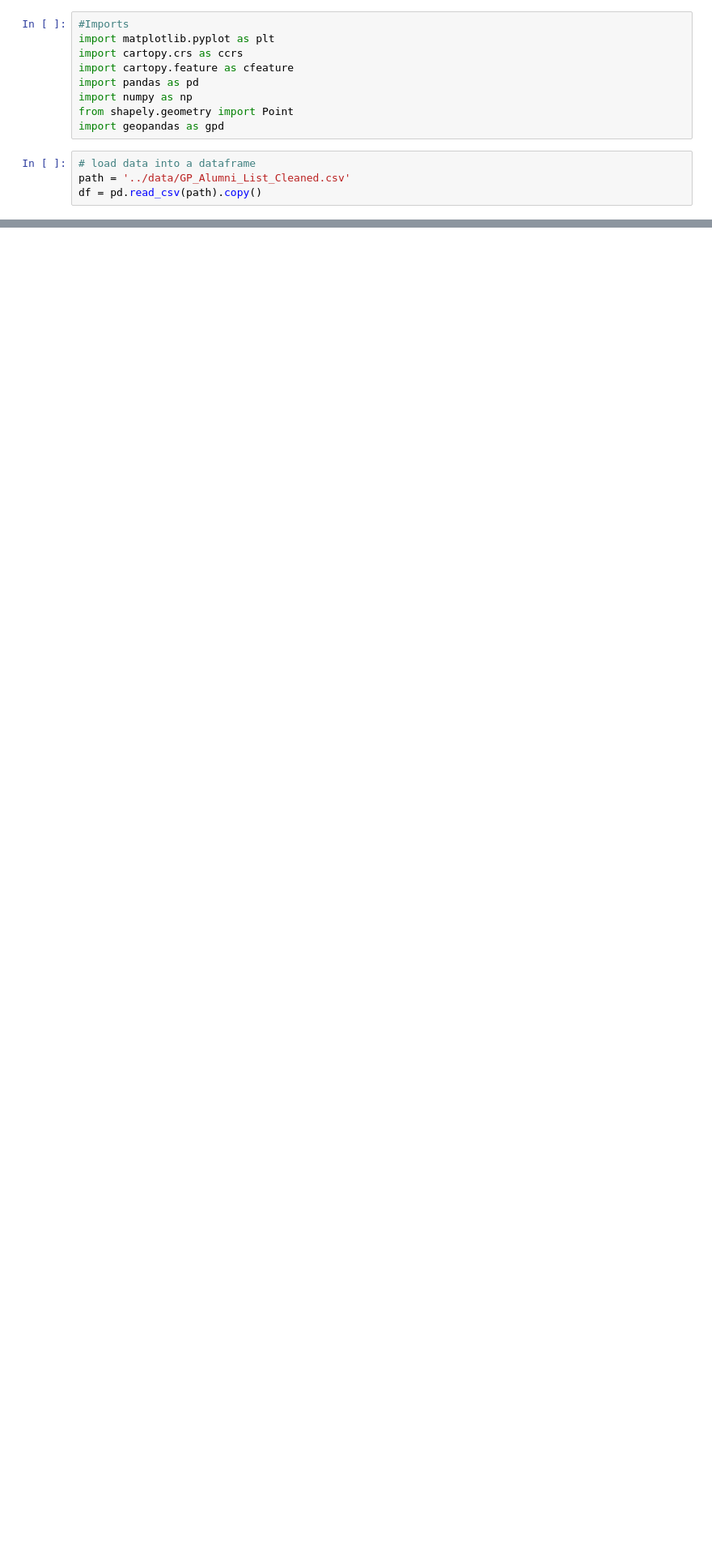
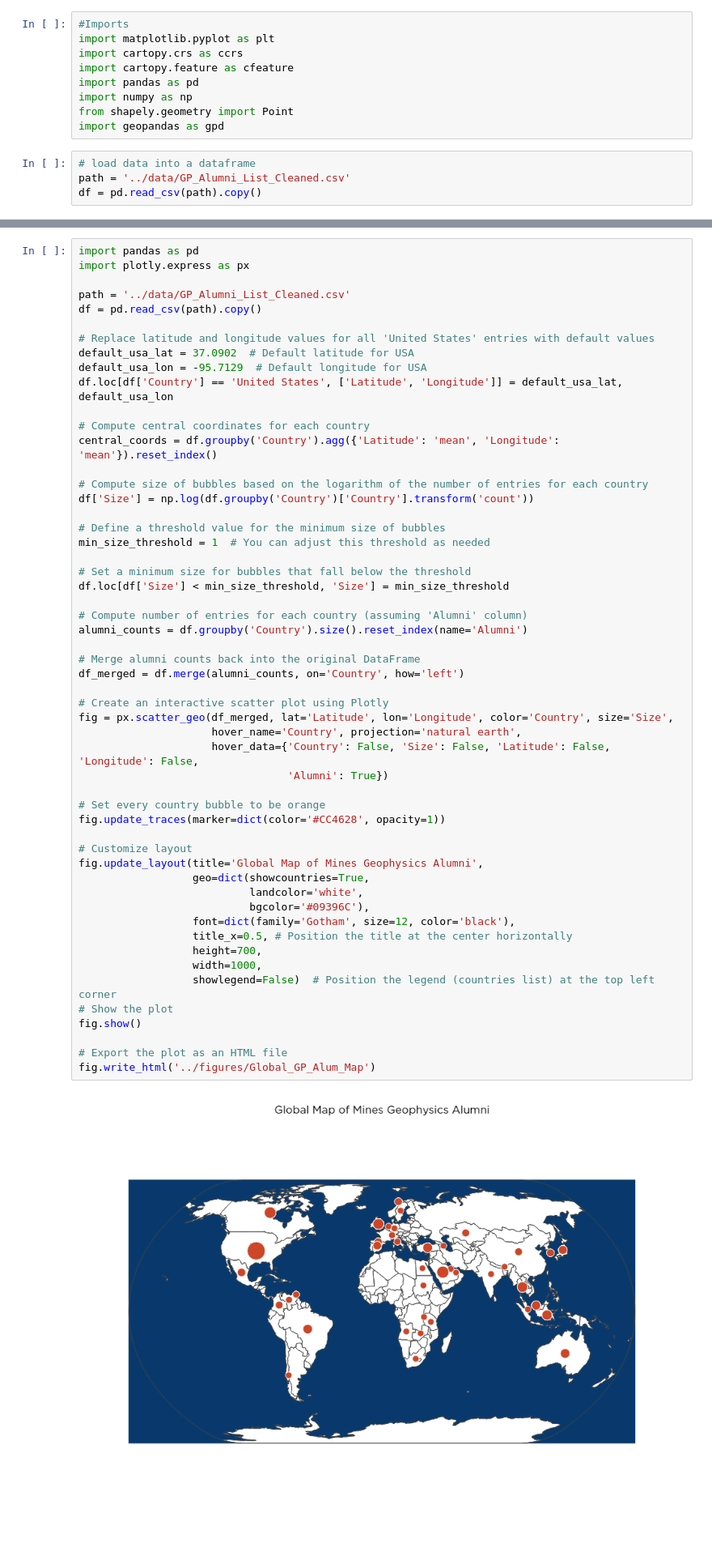
Before and after one commit to GPGN-268/SP2024-FP04-alumni-map, a Jupyter notebook: notebooks/dev.ipynb, the cells around one changed output, grey strips where cells are left out. Shown at 81% size. Saved outputs shown, nothing was run; the diff lists cells and outputs as text; blank space fills up the shorter version.

```diff
--- a/notebooks/dev.ipynb
+++ b/notebooks/dev.ipynb
@@ -40,0 +16,56 @@ ModuleNotFoundError: No module named 'plotly'
+# %%
+import pandas as pd
+import plotly.express as px
+
+path = '../data/GP_Alumni_List_Cleaned.csv'
+df = pd.read_csv(path).copy()
+
+# Replace latitude and longitude values for all 'United States' entries with default values
+default_usa_lat = 37.0902  # Default latitude for USA
+default_usa_lon = -95.7129  # Default longitude for USA
+df.loc[df['Country'] == 'United States', ['Latitude', 'Longitude']] = default_usa_lat, default_usa_lon
+
+# Compute central coordinates for each country
+central_coords = df.groupby('Country').agg({'Latitude': 'mean', 'Longitude': 'mean'}).reset_index()
+
+# Compute size of bubbles based on the logarithm of the number of entries for each country
+df['Size'] = np.log(df.groupby('Country')['Country'].transform('count'))
+
+# Define a threshold value for the minimum size of bubbles
+min_size_threshold = 1  # You can adjust this threshold as needed
+
+# Set a minimum size for bubbles that fall below the threshold
+df.loc[df['Size'] < min_size_threshold, 'Size'] = min_size_threshold
+
+# Compute number of entries for each country (assuming 'Alumni' column)
+alumni_counts = df.groupby('Country').size().reset_index(name='Alumni')
+
+# Merge alumni counts back into the original DataFrame
+df_merged = df.merge(alumni_counts, on='Country', how='left')
+
+# Create an interactive scatter plot using Plotly
+fig = px.scatter_geo(df_merged, lat='Latitude', lon='Longitude', color='Country', size='Size',
+                     hover_name='Country', projection='natural earth',
+                     hover_data={'Country': False, 'Size': False, 'Latitude': False, 'Longitude': False,
+                                 'Alumni': True})
+
+# Set every country bubble to be orange
+fig.update_traces(marker=dict(color='#CC4628', opacity=1))
+
+# Customize layout
+fig.update_layout(title='Global Map of Mines Geophysics Alumni',
+                  geo=dict(showcountries=True,
+                           landcolor='white',
+                           bgcolor='#09396C'),
+                  font=dict(family='Gotham', size=12, color='black'),
+                  title_x=0.5, # Position the title at the center horizontally
+                  height=700,
+                  width=1000,
+                  showlegend=False)  # Position the legend (countries list) at the top left corner
+# Show the plot
+fig.show()
+
+# Export the plot as an HTML file
+fig.write_html('../figures/Global_GP_Alum_Map')
+# %% [output]
+[figure, added]
```
Also changed, not shown: parts of 4 cells of this notebook, 6 other files.
